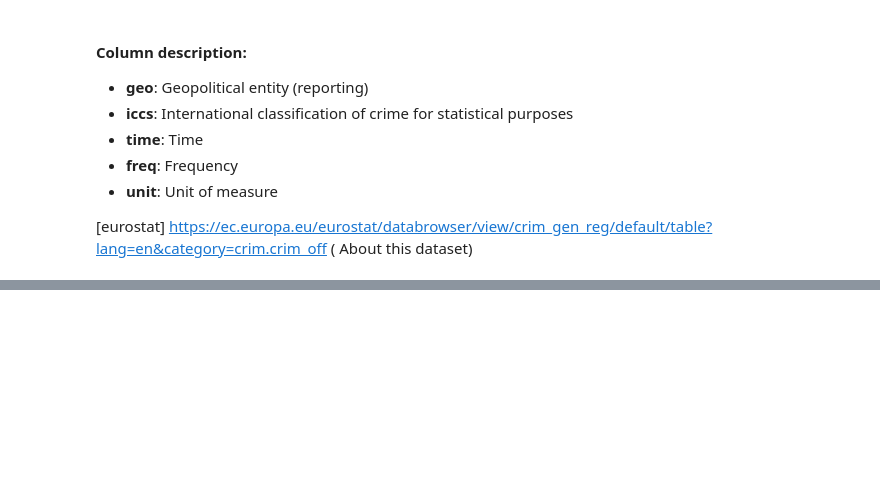
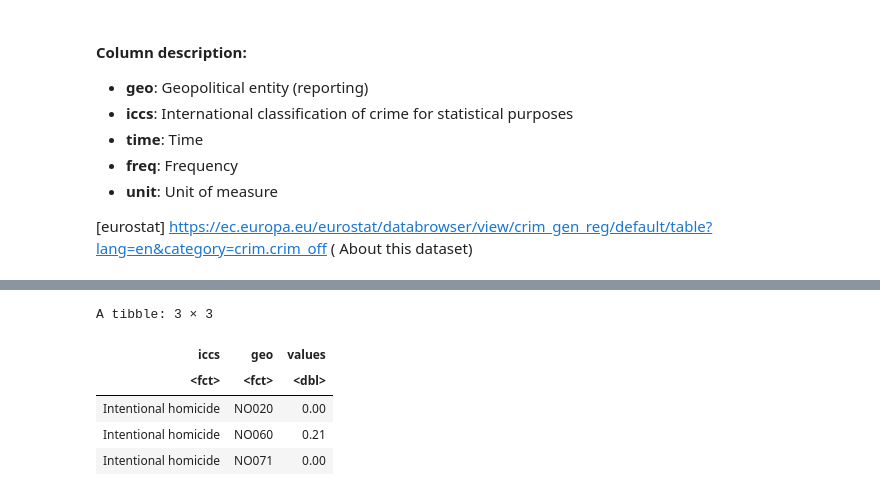
Before and after one commit to nickobard/eurostat-datasets-analysis, a Jupyter notebook: sem-1/semestral-work.ipynb, the cells around one changed output, grey strips where cells are left out. Saved outputs shown, nothing was run; the diff lists cells and outputs as text; code cells hidden in the pictures; blank space fills up the shorter version.

```diff
--- a/sem-1/semestral-work.ipynb
+++ b/sem-1/semestral-work.ipynb
@@ -95,0 +127,12 @@ A tibble: 44 × 5
+# %%
+prev_labels = c('ICCS0101', 'ICCS0401', 'ICCS0502', 'ICCS050211')
+new_labels = c('Intentional homicide', 'Robbery', 'Theft', 'Theft of a motorized land vehicle')
+data$iccs <- factor(data$iccs, levels=prev_labels, labels = new_labels)
+head(data, 3)
+# %% [output]
+A tibble: 3 × 3
+| iccs | geo | values |
+| <fct> | <fct> | <dbl> |
+| Intentional homicide | NO020 | 0.00 |
+| Intentional homicide | NO060 | 0.21 |
+| Intentional homicide | NO071 | 0.00 |
```
Also changed, not shown: parts of 13 cells of this notebook, 2 other files.
